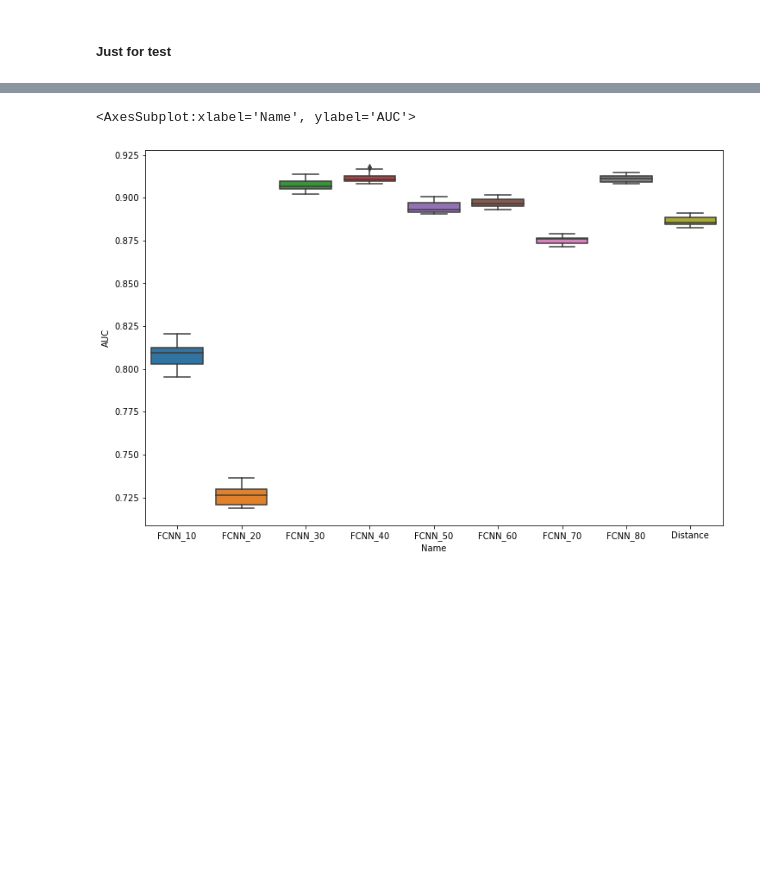
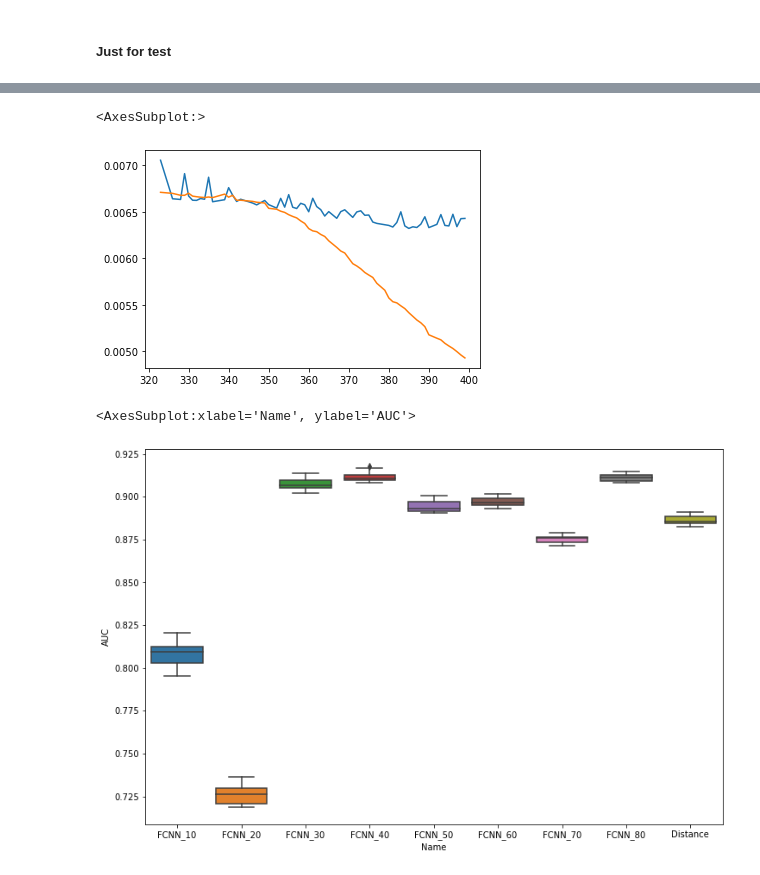
Before and after one commit to wangjinzhulala/Urban_projection_GEE, a Jupyter notebook: Step_1_Calculate_frequency_of_factors/process_1_calculate the frequency of factors on urban-expansion mask.ipynb, the cells around one changed output, grey strips where cells are left out. Cells and saved outputs as stored; diff of their text form; code cells hidden in the pictures; blank space fills up the shorter version.

```diff
--- a/Step_1_Calculate_frequency_of_factors/process_1_calculate the frequency of factors on urban-expansion mask.ipynb
+++ b/Step_1_Calculate_frequency_of_factors/process_1_calculate the frequency of factors on urban-expansion mask.ipynb
@@ -33,10 +36,3 @@ ee.Initialize()
 # import urban-img and terrain data
 urban = ee.Image("users/wangjinzhulala/North_China_Plain_Python/classificatioin_temporal_checked/Mosaic_only_forward")
 region = ee.FeatureCollection("users/wangjinzhulala/North_China_Plain_Python/Boundary_shp/North_China_Plain_Boundary")
-
-# import the terrain image
-DEM = ee.Image("USGS/SRTMGL1_003")
-SLOPE = ee.Terrain.slope(DEM).toUint8()
-
-# import the points for calculating AUC
-pt = ee.FeatureCollection("users/wangjinzhulala/GEE_TF/ROC_AUC/random_pt_30k")
@@ -530,3 +324,9 @@ Distance of 9 has the AUC of 0.8906896339993956
+# %%
+training_eval_rm_noizy['val_loss'].plot()
+training_eval_rm_noizy['loss'].plot()
+# %% [output]
+<AxesSubplot:>
+[figure, added]
 # %%
 t = pd.DataFrame(AUC_dict).T
 t = t.reset_index()
```
Also changed, not shown: parts of 28 cells of this notebook, 4 other files.
